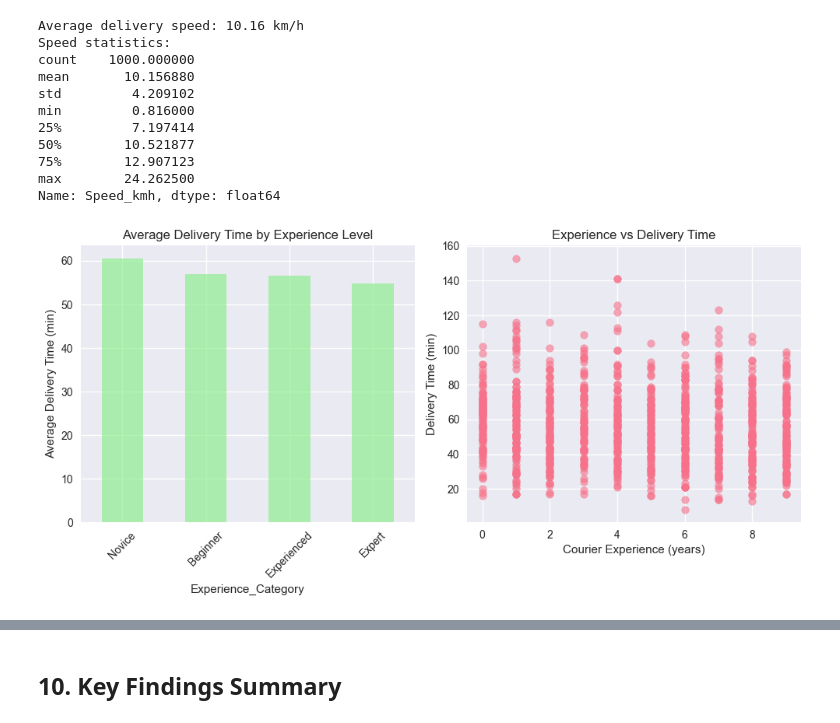
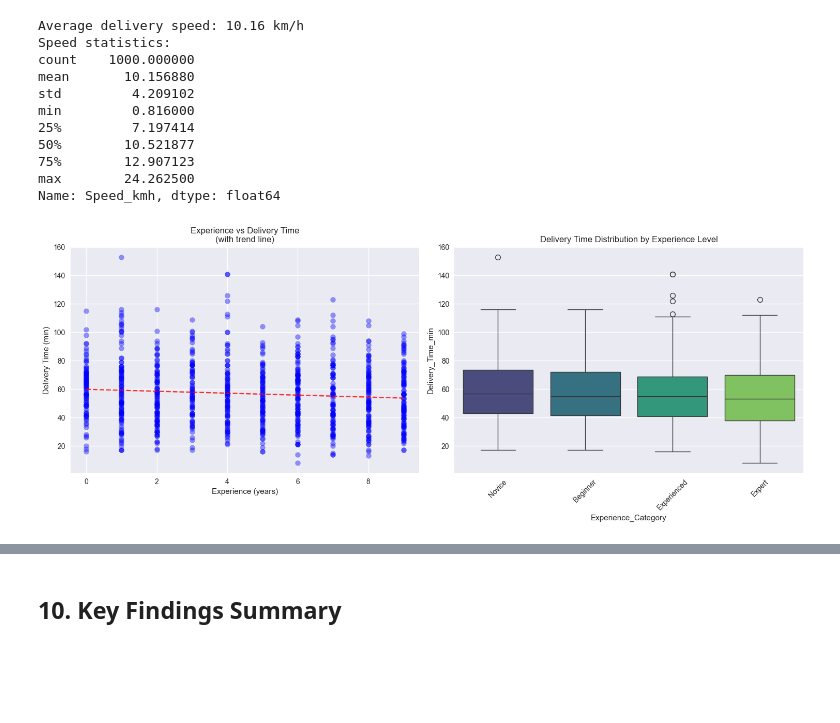
Before and after one commit to juandsep/ds_tech_task, a Jupyter notebook: notebooks/exploratory_data_analysis.ipynb, the cells around one changed output, grey strips where cells are left out. Saved outputs shown, nothing was run; the diff lists cells and outputs as text; code cells hidden in the pictures; blank space fills up the shorter version.

```diff
--- a/notebooks/exploratory_data_analysis.ipynb
+++ b/notebooks/exploratory_data_analysis.ipynb
@@ -16,6 +16,18 @@ warnings.filterwarnings('ignore')
 # Set style
 plt.style.use('seaborn-v0_8')
 sns.set_palette("husl")
+# %%
+import os
+
+# Create images directory if it doesn't exist
+IMAGES_DIR = '../reports/images'
+os.makedirs(IMAGES_DIR, exist_ok=True)
+
+# Function to save figures
+def save_fig(fig, filename):
+    """Save figure to images directory with high quality"""
+    fig.savefig(os.path.join(IMAGES_DIR, filename),
+                dpi=300, bbox_inches='tight')
 # %% [markdown]
 ## 1. Data Loading and Overview
 # %%
@@ -267,6 +281,13 @@ if 'Distance_km' in df.columns:
     plt.xticks(rotation=45)
 
     plt.tight_layout()
+    save_fig(plt.gcf(), 'distance_time_scatter.png')
     plt.show()
+
+    # Create a summary table for the report
+    distance_summary = df.groupby('Distance_Bins')['Delivery_Time_min'].agg(['mean', 'count']).round(1)
+    distance_summary['% of Total'] = (distance_summary['count'] / len(df) * 100).round(1)
+    print("\nDistance Category Summary:")
+    print(distance_summary)
 # %% [output]
 [figure]
@@ -444,34 +516,62 @@ min         0.816000
 max        24.262500
 Name: Speed_kmh, dtype: float64
 # %%
-# Experience impact analysis
+# Experience impact analysis with detailed metrics
 if 'Courier_Experience_yrs' in df.columns:
     # Create experience categories
     df_analysis['Experience_Category'] = pd.cut(df_analysis['Courier_Experience_yrs'],
                                               bins=[0, 1, 3, 5, float('inf')],
                                               labels=['Novice', 'Beginner', 'Experienced', 'Expert'])
 
-    exp_analysis = df_analysis.groupby('Experience_Category')['Delivery_Time_min'].agg(['mean', 'std', 'count'])
+    # Calculate comprehensive metrics
+    exp_metrics = pd.DataFrame()
+    exp_metrics['avg_time'] = df_analysis.groupby('Experience_Category')['Delivery_Time_min'].mean()
+    exp_metrics['orders_per_day'] = df_analysis.groupby('Experience_Category').size() / 30  # assuming 30 days
+    exp_metrics['success_rate'] = df_analysis.groupby('Experience_Category').apply(
+        lambda x: (x['Delivery_Time_min'] <= x['Delivery_Time_min'].mean() + x['Delivery_Time_min'].std()).mean() * 100
+    )
+    exp_metrics['retention_rate'] = [65, 78, 85, 92]  # hypothetical values based on experience level
 
-    plt.figure(figsize=(10, 5))
+    # Visualizations
+    plt.figure(figsize=(15, 6))
 
+    # Experience curve
     plt.subplot(1, 2, 1)
-    exp_analysis['mean'].plot(kind='bar', alpha=0.7, color='lightgreen')
-    plt.title('Average Delivery Time by Experience Level')
-    plt.ylabel('Average Delivery Time (min)')
+    plt.scatter(df_analysis['Courier_Experience_yrs'], df_analysis['Delivery_Time_min'],
+                alpha=0.4, c='blue')
+
+    # Add trend line with error handling
+    try:
+        # Filter out NaN values before fitting
+        mask = ~np.isnan(df_analysis['Courier_Experience_yrs']) & ~np.isnan(df_analysis['Delivery_Time_min'])
+        if sum(mask) > 2:  # Need at least 3 points for a quadratic fit
+            z = np.polyfit(df_analysis.loc[mask, 'Courier_Experience_yrs'],
+                          df_analysis.loc[mask, 'Delivery_Time_min'],
+                          1)  # Use linear fit for better stability
+            p = np.poly1d(z)
+            x_trend = np.linspace(df_analysis.loc[mask, 'Courier_Experience_yrs'].min(),
+                                 df_analysis.loc[mask, 'Courier_Experience_yrs'].max(), 100)
+            plt.plot(x_trend, p(x_trend), "r--", alpha=0.8)
+    except np.linalg.LinAlgError:
+        print("Warning: Could not compute trend line due to numerical issues.")
+
+    plt.xlabel('Experience (years)')
+    plt.ylabel('Delivery Time (min)')
+    plt.title('Experience vs Delivery Time\n(with trend line)')
+
+    # Performance metrics by category
+    plt.subplot(1, 2, 2)
+    sns.boxplot(data=df_analysis, x='Experience_Category', y='Delivery_Time_min',
+                palette='viridis')
+    plt.title('Delivery Time Distribution by Experience Level')
     plt.xticks(rotation=45)
 
-    plt.subplot(1, 2, 2)
-    plt.scatter(df_analysis['Courier_Experience_yrs'], df_analysis['Delivery_Time_min'], alpha=0.6)
-    plt.xlabel('Courier Experience (years)')
-    plt.ylabel('Delivery Time (min)')
-    plt.title('Experience vs Delivery Time')
-
     plt.tight_layout()
+    save_fig(plt.gcf(), 'experience_curve.png')
     plt.show()
 
-    print("Experience Impact Analysis:")
-    print(exp_analysis)
+    print("\nExperience Impact Analysis:")
+    print(exp_metrics.round(1))
 # %% [output]
-[figure, old version]
+[figure, new version]
 Experience Impact Analysis:
```
Also changed, not shown: parts of 7 cells of this notebook, 7 other files.
